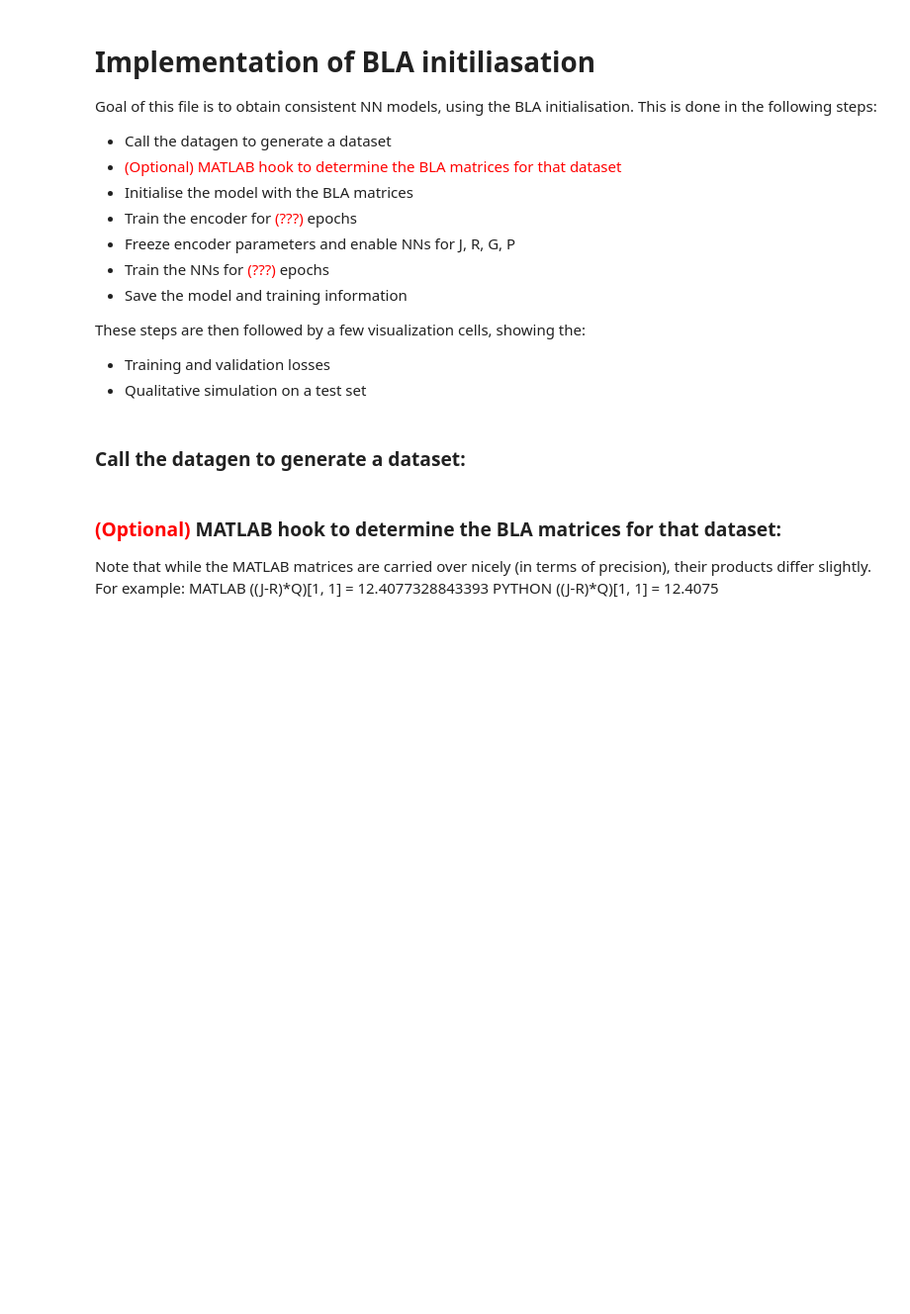
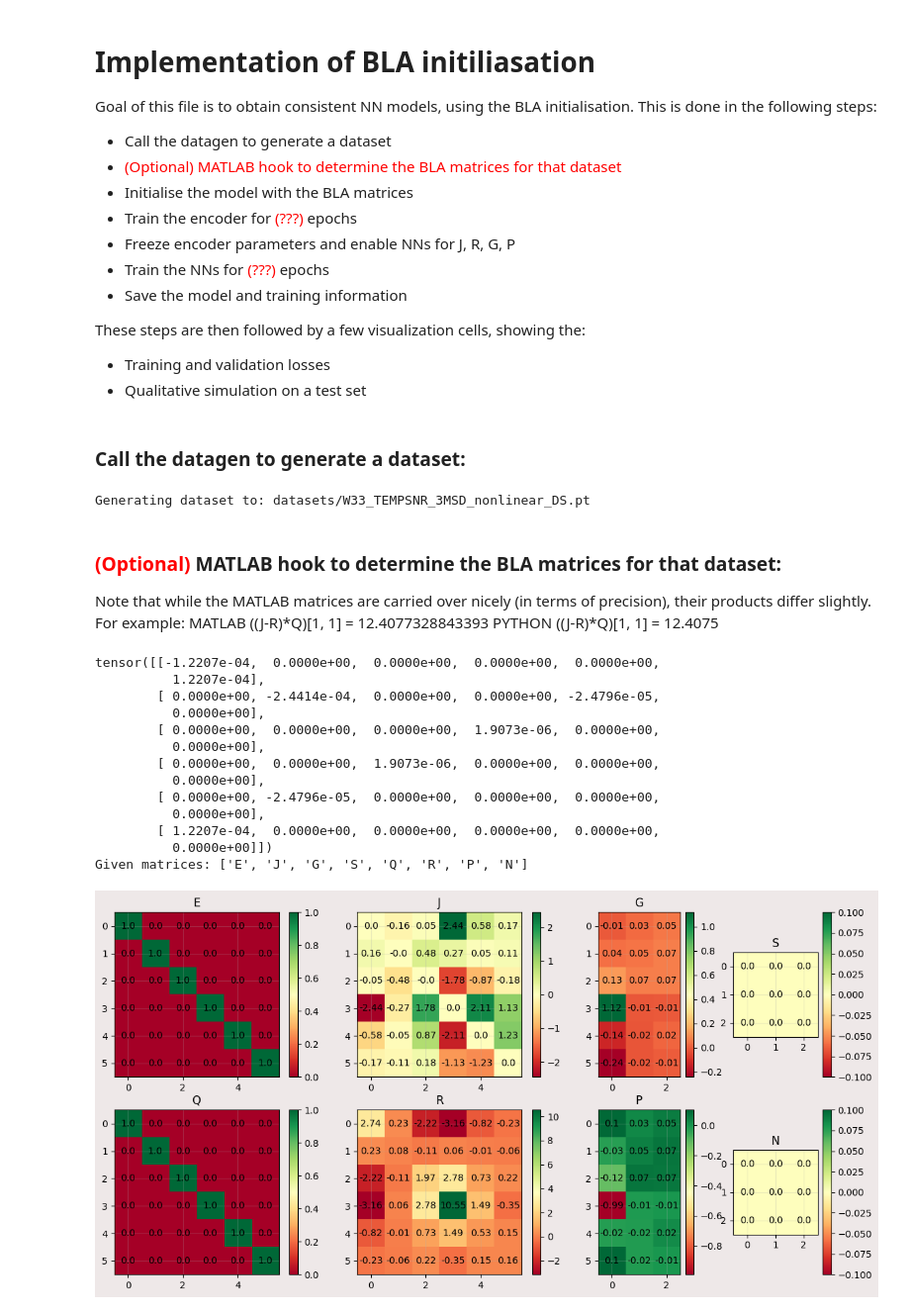
Before and after one commit to gevanotterdijk/Port-Hamiltonian, a Jupyter notebook: combined_model.ipynb, the cells around one changed output. Shown at 99% size. Cells and saved outputs as stored; diff of their text form; code cells hidden in the pictures; blank space fills up the shorter version.

```diff
--- a/combined_model.ipynb
+++ b/combined_model.ipynb
@@ -41,6 +44,7 @@ plt.rcParams['grid.alpha'] = 0.25
 # %%
 # System settings
 sim_time = torch.linspace(0, 100, 1000)   # NOTE be careful of sim_time: [0, 100] for dataset, while [0, 1] for matlab
+signal_to_noise_ratio = 5
 M_vals = torch.FloatTensor([2, 2, 2])
 D_vals = torch.FloatTensor([3, 3, 3])
 K_vals = torch.FloatTensor([4, 4, 4])
@@ -48,10 +52,14 @@ cD_vals = torch.FloatTensor([1, 1, 1])
 
 # Import or generate data
 if os.path.isfile(PATH_DATASET):
+    print(f"Loading dataset: {PATH_DATASET}")
     datasets = torch.load(PATH_DATASET, weights_only=False)
 else:
-    datasets = generate_data(sim_time, M_vals=M_vals, D_vals=D_vals, K_vals=K_vals, cubic_D=cD_vals, n_datasets=8, freq_band=torch.linspace(0.1, 12, 40))
+    print(f"Generating dataset to: {PATH_DATASET}")
+    datasets = generate_data(sim_time, M_vals=M_vals, D_vals=D_vals, K_vals=K_vals, cubic_D=cD_vals, n_datasets=8, SNR=signal_to_noise_ratio, freq_band=torch.linspace(0.1, 12, 40))
     torch.save(datasets, PATH_DATASET)
+# %% [output]
+Generating dataset to: datasets/W33_TEMPSNR_3MSD_nonlinear_DS.pt
 # %% [markdown]
 ### <font color='red'>(Optional)</font> MATLAB hook to determine the BLA matrices for that dataset:
 Note that while the MATLAB matrices are carried over nicely (in terms of precision), their products differ slightly. </br>
@@ -64,3 +69,47 @@ PYTHON ((J-R)*Q)[1, 1] = 12.4075
+# %%
+# ========== Automatic ==========
+# Activate the matlab engine and provide access to the correct folder/script
+eng = matlab.engine.start_matlab()
+eng.cd(r'matlabIO', nargout=0)
+
+# Convert the datasets to numpy arrays for processing in MATLAB
+MATLAB_input_dict = {
+    "sim_time": datasets[0]["sim_time"].flatten().numpy(),
+    "inputs": datasets[0]["inputs"].numpy(),
+    "output": datasets[0]["noisy_output"].numpy()
+}
+
+# Run the MATLAB script to find the BLA PH matrices
+matrices = eng.test(MATLAB_input_dict, int(6), nargout=8)
+E, Q, J, R, G, P, S, N = tuple(torch.FloatTensor(matrix) for matrix in matrices)
+
+# Normalize the matrices through Cholesky factorization of Q (and setting FloatTensor datatype)
+V = torch.linalg.cholesky(Q)
+print(V @ V.mT - Q) # Slight offset for some values in this factorization
+
+J = V.mT @ J @ V
+R = V.mT @ R @ V
+G = V.mT @ G
+P = V.mT @ P
+Q = torch.eye(6)
+
+if True:
+    plot_PH_matrices(E=E, Q=Q, J=J, R=R, G=G, P=P, S=S, N=N)
+# %% [output]
+tensor([[-1.2207e-04,  0.0000e+00,  0.0000e+00,  0.0000e+00,  0.0000e+00,
+          1.2207e-04],
+        [ 0.0000e+00, -2.4414e-04,  0.0000e+00,  0.0000e+00, -2.4796e-05,
+          0.0000e+00],
+        [ 0.0000e+00,  0.0000e+00,  0.0000e+00,  1.9073e-06,  0.0000e+00,
+          0.0000e+00],
+        [ 0.0000e+00,  0.0000e+00,  1.9073e-06,  0.0000e+00,  0.0000e+00,
+          0.0000e+00],
+        [ 0.0000e+00, -2.4796e-05,  0.0000e+00,  0.0000e+00,  0.0000e+00,
+          0.0000e+00],
+        [ 1.2207e-04,  0.0000e+00,  0.0000e+00,  0.0000e+00,  0.0000e+00,
+          0.0000e+00]])
+Given matrices: ['E', 'J', 'G', 'S', 'Q', 'R', 'P', 'N']
+[figure, added]
 # %%
 # ========== Manual ==========
 # Save the dataset to csv files for matlab to interpret
```
Also changed, not shown: parts of 36 cells of this notebook, 3 other files.
